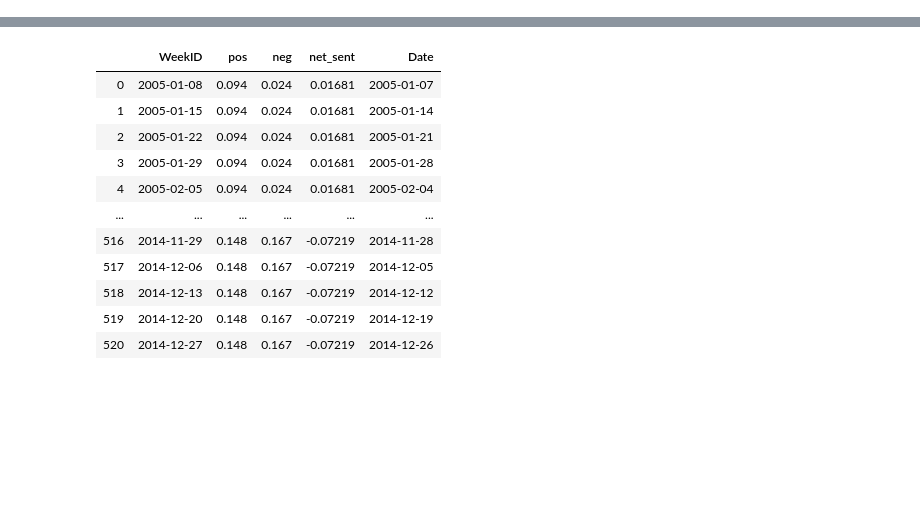
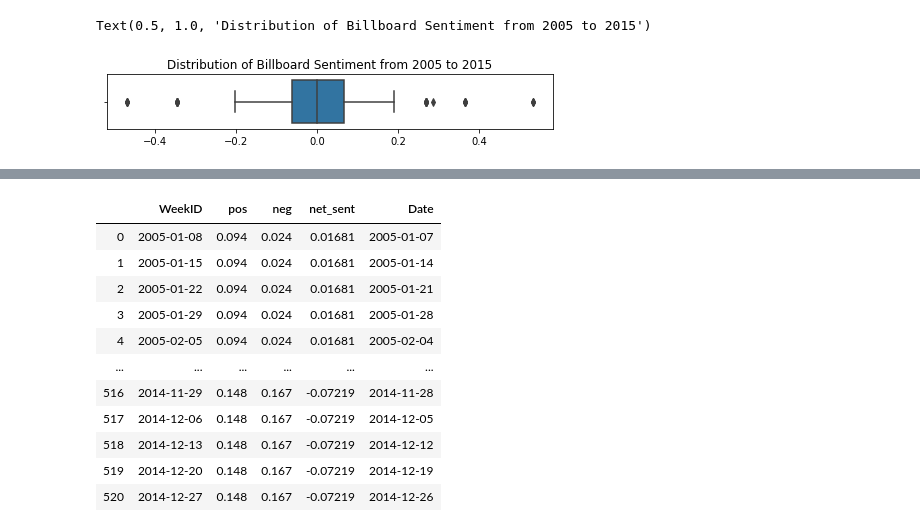
Before and after one commit to MartynJJ/BB_Sentiment, a Jupyter notebook: S&P500.ipynb, the cells around one changed output, grey strips where cells are left out. Cells and saved outputs as stored; diff of their text form; code cells hidden in the pictures; blank space fills up the shorter version.

```diff
--- a/S&P500.ipynb
+++ b/S&P500.ipynb
@@ -35,0 +49,9 @@ sp500Data.head()
+# %%
+fig = plt.figure(figsize=[8,1])
+axs = fig.subplots(1,1)
+sns.boxplot(sentimentData.net_sent, ax=axs)
+axs.set_xlabel("", size = 12)
+axs.set_title("Distribution of Billboard Sentiment from 2005 to 2015")
+# %% [output]
+Text(0.5, 1.0, 'Distribution of Billboard Sentiment from 2005 to 2015')
+[figure, added]
```
Also changed, not shown: parts of 11 cells of this notebook, 1 other file.
